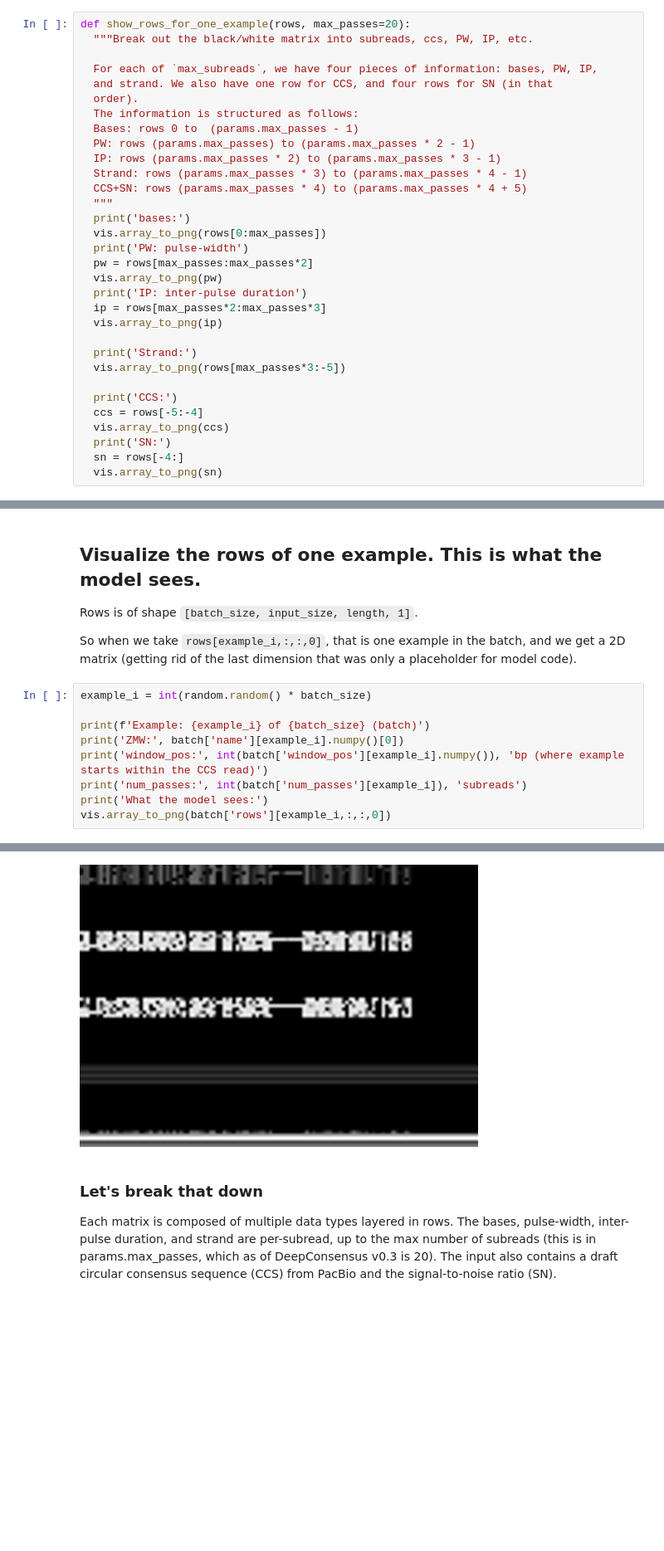
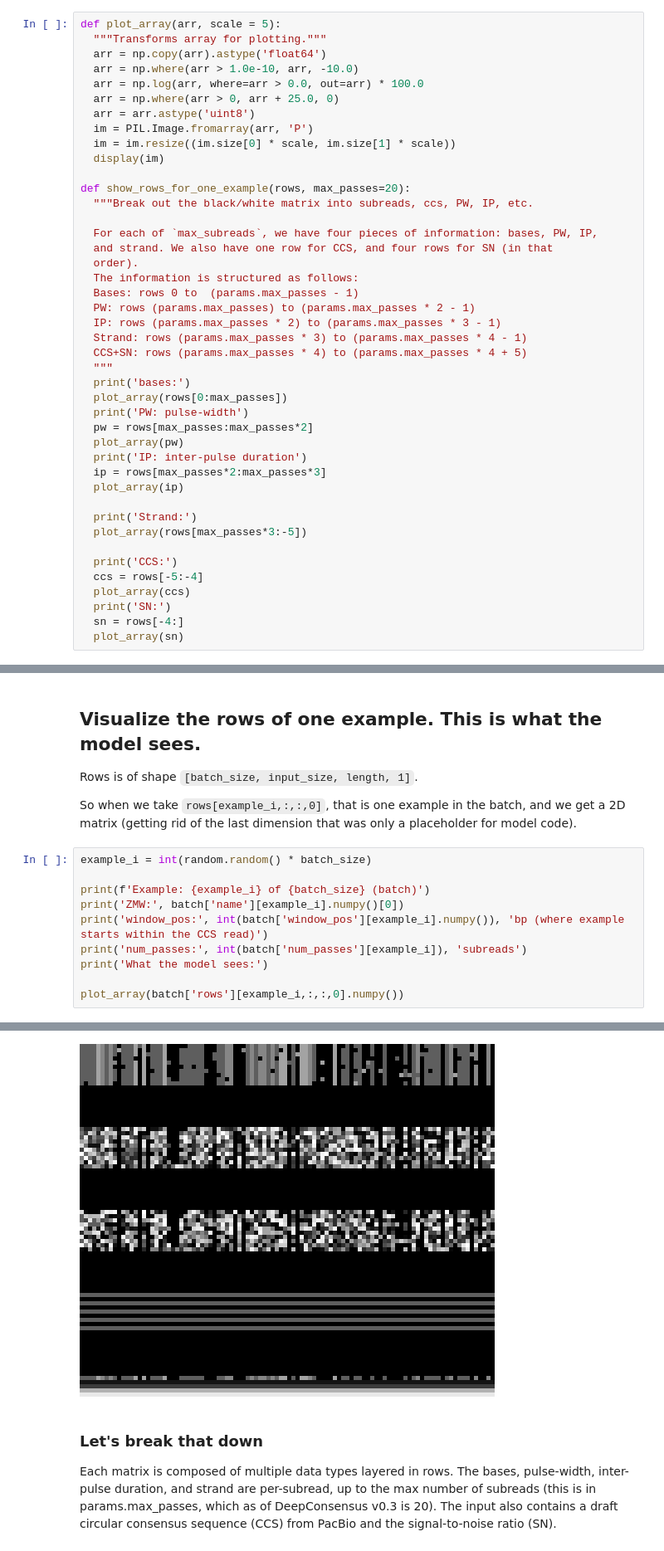
Before and after one commit to google/deepconsensus, a Jupyter notebook: notebooks/Inspecting_DeepConsensus_examples_and_running_model.ipynb, the cells around one changed output, grey strips where cells are left out. Shown at 83% size. Saved outputs shown, nothing was run; the diff lists cells and outputs as text; blank space fills up the shorter version.

Commit message:
Update inspecting examples colab.
PiperOrigin-RevId: 479343880

```diff
--- a/notebooks/Inspecting_DeepConsensus_examples_and_running_model.ipynb
+++ b/notebooks/Inspecting_DeepConsensus_examples_and_running_model.ipynb
@@ -46,6 +39,17 @@ from nucleus.util import vis
 # %% [markdown]
 ## Define some useful visualization utilities
 # %%
+def plot_array(arr, scale = 5):
+  """Transforms array for plotting."""
+  arr = np.copy(arr).astype('float64')
+  arr = np.where(arr > 1.0e-10, arr, -10.0)
+  arr = np.log(arr, where=arr > 0.0, out=arr) * 100.0
+  arr = np.where(arr > 0, arr + 25.0, 0)
+  arr = arr.astype('uint8')
+  im = PIL.Image.fromarray(arr, 'P')
+  im = im.resize((im.size[0] * scale, im.size[1] * scale))
+  display(im)
+
 def show_rows_for_one_example(rows, max_passes=20):
   """Break out the black/white matrix into subreads, ccs, PW, IP, etc.
 
@@ -60,23 +64,23 @@ def show_rows_for_one_example(rows, max_passes=20):
   CCS+SN: rows (params.max_passes * 4) to (params.max_passes * 4 + 5)
   """
   print('bases:')
-  vis.array_to_png(rows[0:max_passes])
+  plot_array(rows[0:max_passes])
   print('PW: pulse-width')
   pw = rows[max_passes:max_passes*2]
-  vis.array_to_png(pw)
+  plot_array(pw)
   print('IP: inter-pulse duration')
   ip = rows[max_passes*2:max_passes*3]
-  vis.array_to_png(ip)
+  plot_array(ip)
 
   print('Strand:')
-  vis.array_to_png(rows[max_passes*3:-5])
+  plot_array(rows[max_passes*3:-5])
 
   print('CCS:')
   ccs = rows[-5:-4]
-  vis.array_to_png(ccs)
+  plot_array(ccs)
   print('SN:')
   sn = rows[-4:]
-  vis.array_to_png(sn)
+  plot_array(sn)
 # %%
 def encoded_sequence_to_string(encoded_sequence):
   """Convert an encoded sequence (a series of integers) to a DNA string."""
@@ -222,5 +226,6 @@ print('ZMW:', batch['name'][example_i].numpy()[0])
 print('window_pos:', int(batch['window_pos'][example_i].numpy()), 'bp (where example starts within the CCS read)')
 print('num_passes:', int(batch['num_passes'][example_i]), 'subreads')
 print('What the model sees:')
-vis.array_to_png(batch['rows'][example_i,:,:,0])
+
+plot_array(batch['rows'][example_i,:,:,0].numpy())
 # %% [output]
@@ -231,5 +236,5 @@ num_passes: 6 subreads
 What the model sees:
-[figure, old version]
+[figure, new version]
 # %% [markdown]
 ### Let's break that down
 
```
Also changed, not shown: parts of 15 cells of this notebook.
